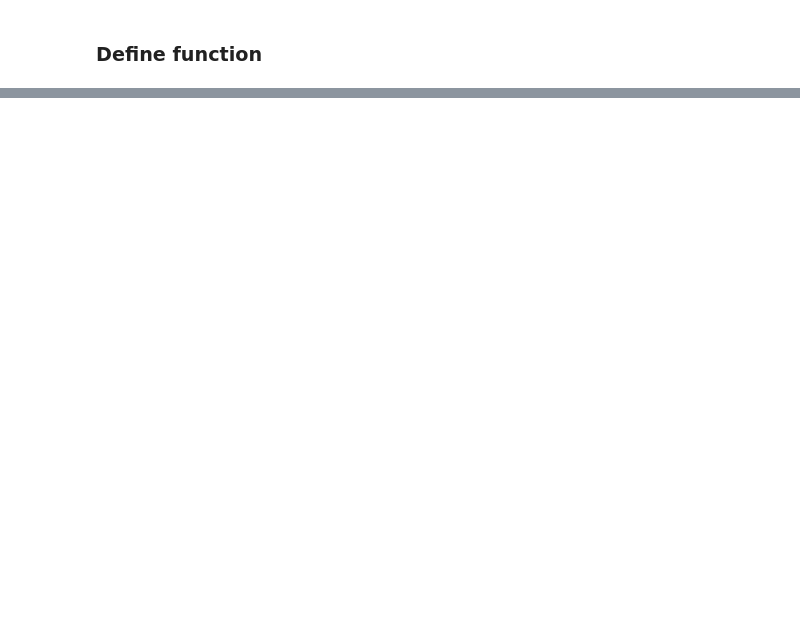
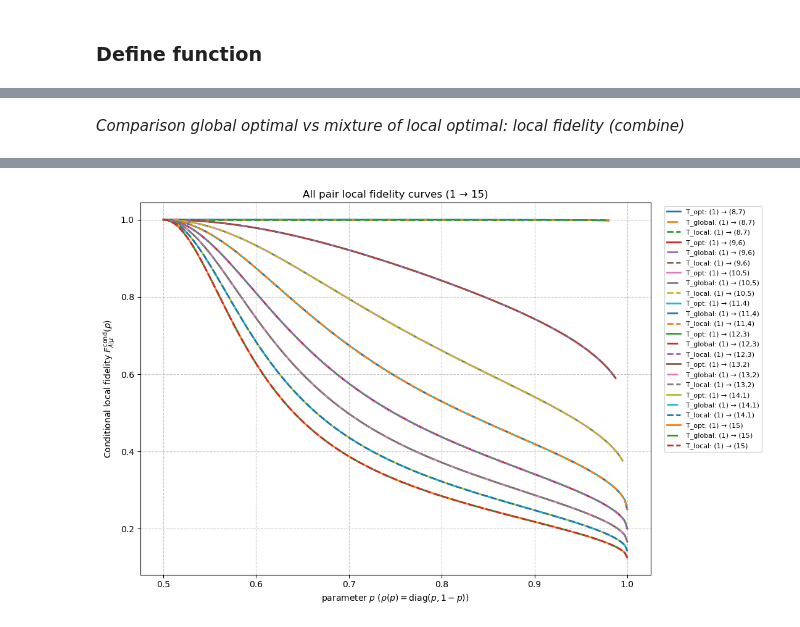
Before and after one commit to webb-c/find-optimal-cloner, a Jupyter notebook: show_data.ipynb, the cells around one changed output, grey strips where cells are left out. Saved outputs shown, nothing was run; the diff lists cells and outputs as text; code cells hidden in the pictures; blank space fills up the shorter version.

```diff
--- a/show_data.ipynb
+++ b/show_data.ipynb
@@ -776,0 +712,72 @@ KeyboardInterrupt:
+# %% [markdown]
+_Comparison global optimal vs mixture of local optimal: local fidelity (combine)_
+# %%
+p_values = np.linspace(0.5, 1.0, n_grid)
+perm_blocks = load_method_blocks_revised("sdp_perm", n_in, n_out, target_p=target_p)
+
+global_blocks = None
+if "sdp_irrep_global" in methods:
+    try:
+        global_blocks = load_method_blocks_revised("sdp_irrep_global", n_in, n_out, target_p=target_p)
+    except FileNotFoundError as e:
+        print(f"[skip] sdp_irrep_global: {e}")
+
+plt.figure(figsize=(11, 7))
+line_styles = {"sdp_perm": "-", "sdp_irrep": "--", "sdp_irrep_global": "-."}
+
+for j2_in_target in allowed_j2_values(n_in):
+    part_in = j2_to_qubit_partition(n_in, j2_in_target)
+    for j2_out_target in allowed_j2_values(n_out):
+        part_out = j2_to_qubit_partition(n_out, j2_out_target)
+        key = (j2_out_target, j2_in_target)
+
+        if key in perm_blocks:
+            try:
+                pp, ff = projected_irrep_fidelity_curve(
+                    perm_blocks, n_in, n_out, j2_in_target, j2_out_target, p_values
+                )
+                plt.plot(pp, ff, linewidth=2, linestyle=line_styles["sdp_perm"],
+                            label=f"T_opt: {_partition_label(part_in)} → {_partition_label(part_out)}")
+                print(f"[plot] sdp_perm {key}: {ff[-1]}")
+            except Exception as e:
+                print(f"[skip] sdp_perm {key}: {e}")
+
+        if global_blocks is not None and key in global_blocks:
+            try:
+                pp, ff = projected_irrep_fidelity_curve(
+                    global_blocks, n_in, n_out, j2_in_target, j2_out_target, p_values
+                )
+                plt.plot(pp, ff, linewidth=2, linestyle=line_styles["sdp_irrep_global"],
+                            label=f"T_global: {_partition_label(part_in)} → {_partition_label(part_out)}")
+                print(f"[plot] sdp_irrep_global {key}: {ff[-1]}")
+            except Exception as e:
+                print(f"[skip] sdp_irrep_global {key}: {e}")
+
+        if "sdp_irrep" in methods:
+            try:
+                local_blocks = load_method_blocks_revised(
+                    "sdp_irrep", n_in=n_in, n_out=n_out, target_p=target_p,
+                    partition_in=part_in, partition_out=part_out
+                )
+                if key in local_blocks:
+                    pp, ff = projected_irrep_fidelity_curve(
+                        local_blocks, n_in, n_out, j2_in_target, j2_out_target, p_values
+                    )
+                    plt.plot(pp, ff, linewidth=2, linestyle=line_styles["sdp_irrep"],
+                                label=f"T_local: {_partition_label(part_in)} → {_partition_label(part_out)}")
+                    print(f"[plot] sdp_irrep {key}: {ff[-1]}")
+            except FileNotFoundError:
+                pass
+            except Exception as e:
+                print(f"[skip] sdp_irrep {key}: {e}")
+
+        print()
+
+plt.xlabel(r'parameter $p$ ($\rho(p)=\mathrm{diag}(p,1-p)$)')
+plt.ylabel(r'Conditional local fidelity $F^{\mathrm{cond}}_{\lambda|\mu}(p)$')
+plt.title(f'All pair local fidelity curves ({n_in} → {n_out})')
+plt.grid(True, linestyle='--', alpha=0.7)
+plt.legend(fontsize=8, bbox_to_anchor=(1.02, 1), loc="upper left")
+plt.tight_layout()
+plt.show()
+# %% [output]
@@ -776,0 +801 @@ KeyboardInterrupt:
+[figure, added]
```
Also changed, not shown: parts of 46 cells of this notebook, 5 other files.
